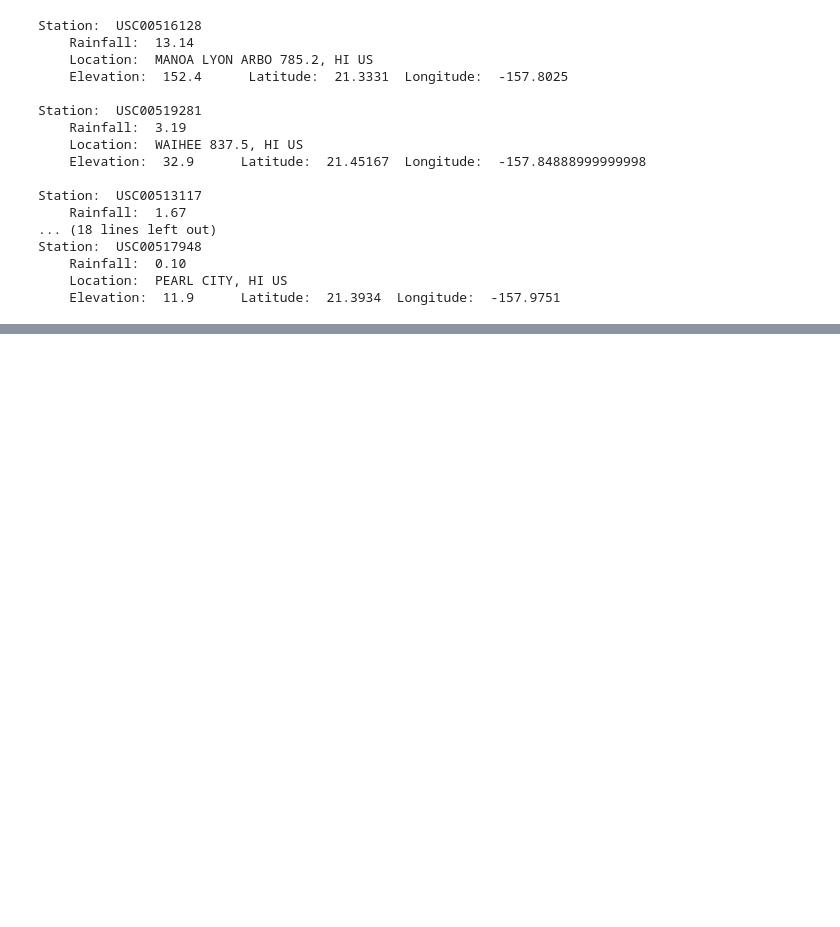
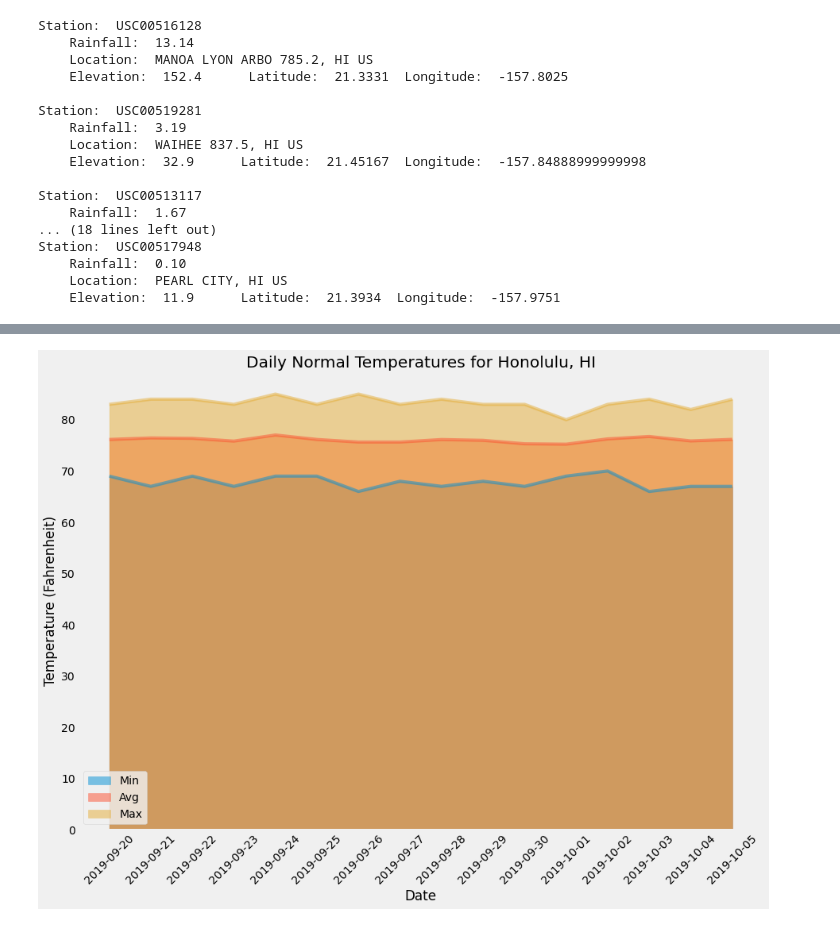
Before and after one commit to Apex8/SQLAlchemy-Surfs-Up, a Jupyter notebook: climate_starter.ipynb, the cells around one changed output, grey strips where cells are left out. Saved outputs shown, nothing was run; the diff lists cells and outputs as text; code cells hidden in the pictures; blank space fills up the shorter version.

```diff
--- a/climate_starter.ipynb
+++ b/climate_starter.ipynb
@@ -271,11 +274,23 @@ daily_normals("01-01")
 # %%
 # calculate the daily normals for your trip
 # push each tuple of calculations into a list called `normals`
+# Set the start and end date of the trip
+#create a list of dates
+trip_dates = ["09-20", "09-21", "09-22", "09-23", "09-24", "09-25", "09-26", "09-27", "09-28", "09-29", "09-30",
+             "10-01", "10-02", "10-03", "10-04", "10-05"]
 
-# Set the start and end date of the trip
+# Use the start and end date to create a range of dates to calculate trip length
+# Stip off the year and save a list of %m-%d strings
+# Loop through the list of %m-%d strings and calculate the normals for each date
+daily_norms = []
 
-# Use the start and end date to create a range of dates
+for trip_date in trip_dates:
+    day = {}
+    day['Date'] = f"2019-{trip_date}"
+    daily_norm = daily_normals(trip_date)
+    day['Min'] = daily_norm[0][0]
+    day['Avg'] = daily_norm[0][1]
+    day['Max'] = daily_norm[0][2]
+    daily_norms.append(day)
 
-# Stip off the year and save a list of %m-%d strings
-
-# Loop through the list of %m-%d strings and calculate the normals for each date
+daily_norms
@@ -282,2 +314,5 @@ daily_normals("01-01")
 # %%
 # Load the previous query results into a Pandas DataFrame and add the `trip_dates` range as the `date` index
+daily_norms_df = pd.DataFrame(daily_norms)
+daily_norms_df.set_index('Date', inplace = True)
+daily_norms_df
@@ -285,0 +338,22 @@ daily_normals("01-01")
+# %%
+# Plot the daily normals as an area plot with `stacked=False`
+fig, ax = plt.subplots(figsize = (13, 10))
+daily_norms_df.plot.area(ax = ax, stacked = False)
+
+ax.set_xlabel('Date')
+ax.set_ylabel('Temperature (Fahrenheit)')
+ax.set_title('Daily Normal Temperatures for Honolulu, HI')
+
+dates = [f"2019-{trip_date}" for trip_date in trip_dates]
+ax.set_xticks(np.arange(len(dates)))
+ax.set_xticklabels(dates, rotation = 45)
+
+#save figure
+plt.savefig('Images/dailynormals.png')
+
+#show
+plt.grid()
+plt.tight_layout()
+plt.show()
+# %% [output]
+[figure, added]
```
Also changed, not shown: parts of 6 cells of this notebook, 1 other file.
